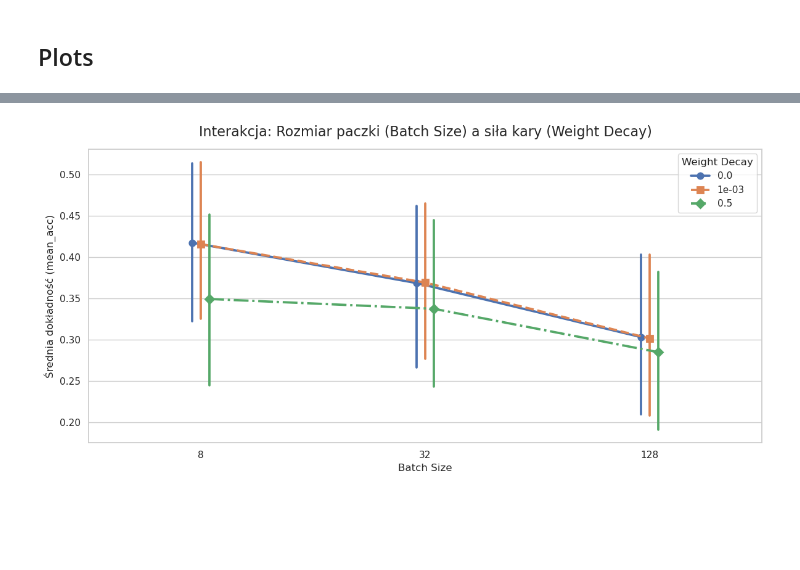
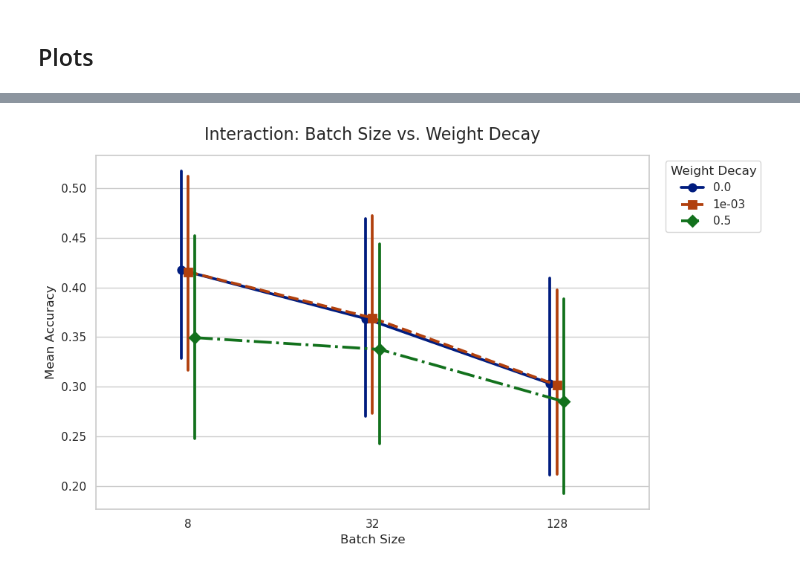
Before and after one commit to IgorLechoszest/DL-Image-Recognition, a Jupyter notebook: src/main.ipynb, the cells around one changed output, grey strips where cells are left out. Drawn from its saved outputs; the diff is of its cells as text; code cells hidden in the pictures; blank space fills up the shorter version.

```diff
--- a/src/main.ipynb
+++ b/src/main.ipynb
@@ -381,10 +361,10 @@ Ranking for model: SmallCNN
 4     0.674878
 # %%
 # laoding saved experiments results
-configs_results = pd.read_csv("whole_database_results.csv")
-augmentation_results = pd.read_csv("wyniki_augmentacji.csv")
-fewshot_results = pd.read_csv("fewshot_results.csv")
-small_data_results = pd.read_csv("tenth_of_database_results.csv")
+configs_results = pd.read_csv("results/whole_database_results.csv")
+augmentation_results = pd.read_csv("results/wyniki_augmentacji.csv")
+fewshot_results = pd.read_csv("results/fewshot_results.csv")
+small_data_results = pd.read_csv("results/tenth_of_database_results.csv")
 # %% [markdown]
 ## Plots
 # %%
@@ -587,34 +518,26 @@ plot_top_configs_with_errors(small_data_results)
 # %%
-# Ustawienie ładnego stylu
-sns.set_theme(style="whitegrid")
+sns.set_theme(style="whitegrid", palette="muted")
 
 def prepare_and_plot_hyperparameters(df, metric="mean_acc"):
-    # =====================================================================
-    # 1. PRZETWARZANIE DANYCH (Rozpakowanie słownika z tekstu)
-    # =====================================================================
-    print("Rozpakowywanie konfiguracji...")
-    # Zamiana tekstu na słownik
-    df['config_dict'] = df['config'].apply(ast.literal_eval)
+    metric_label = "Mean Accuracy" if metric == "mean_acc" else metric
 
-    # Rozwinięcie słownika do osobnych kolumn
-    config_expanded = df['config_dict'].apply(pd.Series)
+    print("Unpacking configurations for plotting...")
+    df_plot = df.copy()
 
-    # Połączenie oryginalnej ramki z nowymi kolumnami
-    df_expanded = pd.concat([df, config_expanded], axis=1)
+    df_plot['config_dict'] = df_plot['config'].apply(ast.literal_eval)
 
-    # Zamieniamy learning_rate na tekst, żeby wykresy traktowały go jako kategorię (łatwiejsze czytanie osi)
+    config_expanded = df_plot['config_dict'].apply(pd.Series)
+
+    df_expanded = pd.concat([df_plot, config_expanded], axis=1)
+
     df_expanded['learning_rate'] = df_expanded['learning_rate'].apply(lambda x: f"{x:.0e}")
-    df_expanded['weight_decay'] = df_expanded['weight_decay'].apply(lambda x: f"{x:.0e}" if x < 0.1 and x > 0 else str(x))
+    df_expanded['weight_decay'] = df_expanded['weight_decay'].apply(lambda x: f"{x:.0e}" if isinstance(x, (int, float)) and 0 < x < 0.1 else str(x))
 
-    # =====================================================================
-    # WYKRES 1: Wpływ pojedynczych parametrów (Main Effects - Boxplots)
-    # =====================================================================
-    # Tworzymy siatkę wykresów 2x3
     fig, axes = plt.subplots(2, 3, figsize=(16, 10))
-    fig.suptitle(f"Rozkład {metric} w zależności od pojedynczych hiperparametrów", fontsize=18, y=1.02)
+    fig.suptitle(f"Distribution of {metric_label} Across Individual Hyperparameters", fontsize=18, y=1.02)
 
     params = ["batch_size", "learning_rate", "optimizer", "dropout", "weight_decay"]
-    axes = axes.flatten() # Spłaszczamy tablicę osi, żeby łatwiej po niej iterować
+    axes = axes.flatten()
 
     for i, param in enumerate(params):
         sns.boxplot(
@@ -625,26 +548,24 @@ def prepare_and_plot_hyperparameters(df, metric="mean_acc"):
             ax=axes[i],
             palette="Set2"
         )
-        axes[i].set_title(f"Wpływ: {param}", fontsize=12)
+
+        axes[i].set_title(f"Impact of: {param}", fontsize=13)
         axes[i].set_xlabel("")
-        axes[i].set_ylabel(metric if i % 3 == 0 else "") # Y label tylko dla skrajnych lewych
+        axes[i].set_ylabel(metric_label if i % 3 == 0 else "")
 
-        # Zostawiamy legendę tylko na pierwszym wykresie, żeby nie śmiecić
         if i > 0:
             axes[i].get_legend().remove()
+        else:
+            axes[i].legend(title="Model Architecture")
 
-    # Usuwamy szósty, pusty wykres
     fig.delaxes(axes[5])
+
     plt.tight_layout()
-    plt.savefig("figures/hiperparametry_1_boxplots.png", dpi=300, bbox_inches='tight')
+    plt.savefig("figures/plot_hyperparams_1_boxplots.png", dpi=300, bbox_inches='tight')
     plt.show()
 
-    # =====================================================================
-    # WYKRES 2: Mapa Ciepła (Heatmap) - Najważniejsza interakcja: LR vs Optimizer
-    # =====================================================================
     plt.figure(figsize=(10, 6))
 
-    # Tworzymy tabelę przestawną (średni wynik dla kombinacji LR i Optymalizatora)
     pivot_df = df_expanded.pivot_table(
         index='learning_rate',
         columns=['model', 'optimizer'],
@@ -652,45 +573,45 @@ def prepare_and_plot_hyperparameters(df, metric="mean_acc"):
         aggfunc='mean'
     )
 
+    pivot_df.columns = [f"{col[0]}\n({col[1]})" for col in pivot_df.columns]
+
     sns.heatmap(
         pivot_df,
-        annot=True,      # Wypisuje liczby na kwadracikach
-        fmt=".3f",       # Format do 3 miejsc po przecinku
-        cmap="viridis",  # Świetna kolorystyka od ciemnego do jasnego
-        linewidths=.5
+        annot=True,
+        fmt=".3f",
+        cmap="viridis",
+        linewidths=.5,
+        cbar_kws={'label': metric_label}
     )
 
-    plt.title(f"Mapa ciepła: Learning Rate vs Optimizer (Średnie {metric})", fontsize=16, pad=15)
+    plt.title(f"Heatmap: Learning Rate vs. Optimizer ({metric_label})", fontsize=16, pad=15)
     plt.ylabel("Learning Rate", fontsize=12)
-    plt.xlabel("Model i Optymalizator", fontsize=12)
+    plt.xlabel("Model and Optimizer", fontsize=12)
 
     plt.tight_layout()
-    plt.savefig("figures/hiperparametry_2_heatmap.png", dpi=300)
+    plt.savefig("figures/plot_hyperparams_2_heatmap.png", dpi=300, bbox_inches='tight')
     plt.show()
 
-    # =====================================================================
-    # WYKRES 3: Wykres interakcji punktowej (Pointplot) - Batch Size vs Regularization
-    # =====================================================================
-    plt.figure(figsize=(12, 6))
+    plt.figure(figsize=(10, 6))
 
-    # Pointplot genialnie pokazuje trendy i interakcje między 3 zmiennymi
     sns.pointplot(
         data=df_expanded,
         x="batch_size",
         y=metric,
         hue="weight_decay",
-        dodge=True,    # Rozsuwa linie, żeby na siebie nie nachodziły
+        dodge=True,
         markers=["o", "s", "D"],
-        linestyles=["-", "--", "-."]
+        linestyles=["-", "--", "-."],
+        palette="dark"
     )
 
-    plt.title(f"Interakcja: Rozmiar paczki (Batch Size) a siła kary (Weight Decay)", fontsize=16, pad=15)
+    plt.title("Interaction: Batch Size vs. Weight Decay", fontsize=16, pad=15)
     plt.xlabel("Batch Size", fontsize=12)
-    plt.ylabel(f"Średnia dokładność ({metric})", fontsize=12)
-    plt.legend(title="Weight Decay")
+    plt.ylabel(metric_label, fontsize=12)
+    plt.legend(title="Weight Decay", bbox_to_anchor=(1.02, 1), loc='upper left')
 
     plt.tight_layout()
-    plt.savefig("figures/hiperparametry_3_pointplot.png", dpi=300)
+    plt.savefig("figures/plot_hyperparams_3_pointplot.png", dpi=300, bbox_inches='tight')
     plt.show()
 
 prepare_and_plot_hyperparameters(small_data_results, metric="mean_acc")
@@ -701 +622 @@ Rozpakowywanie konfiguracji...
-[figure, old version]
+[figure, new version]
```
Also changed, not shown: parts of 13 cells of this notebook, 19 other files.
